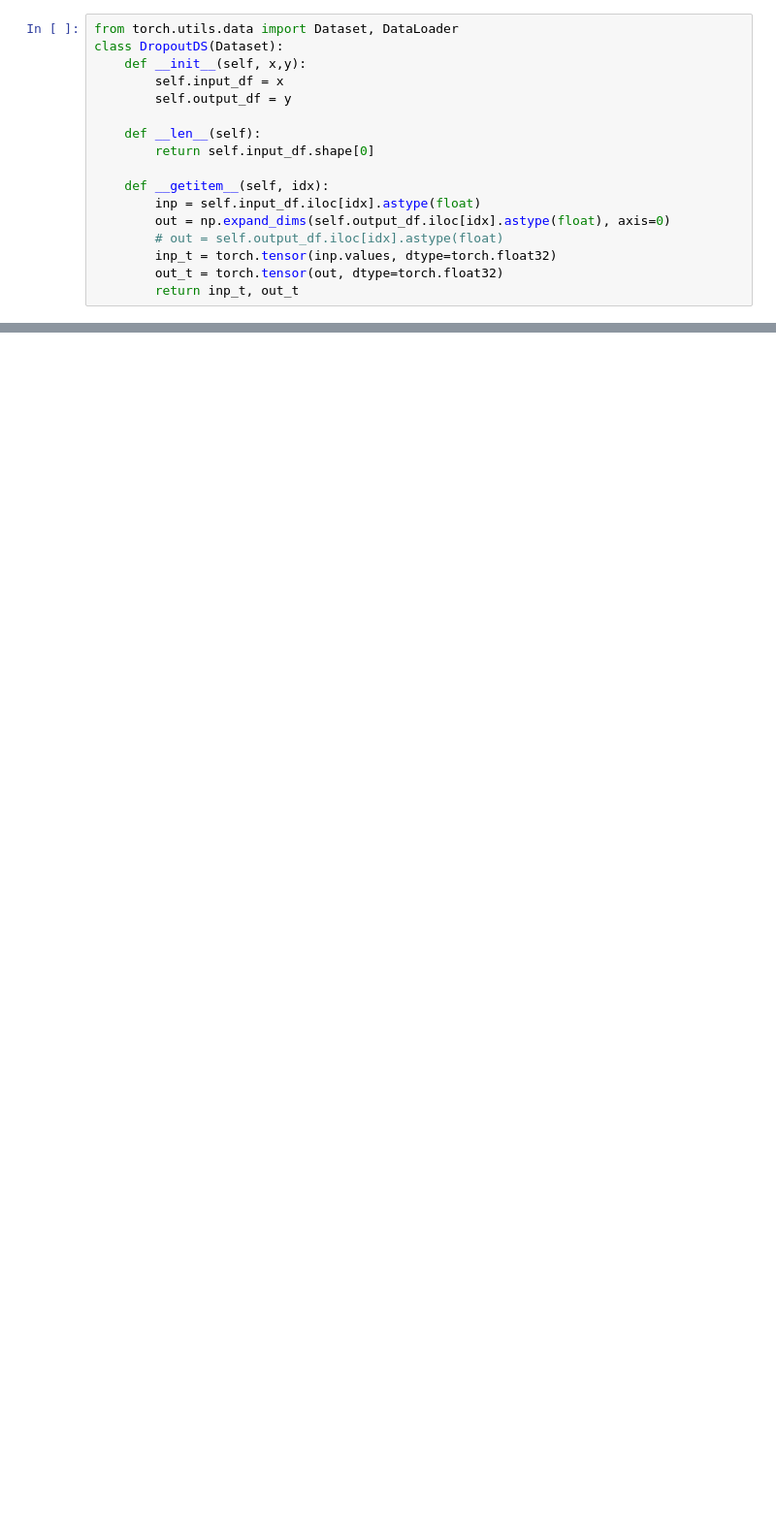
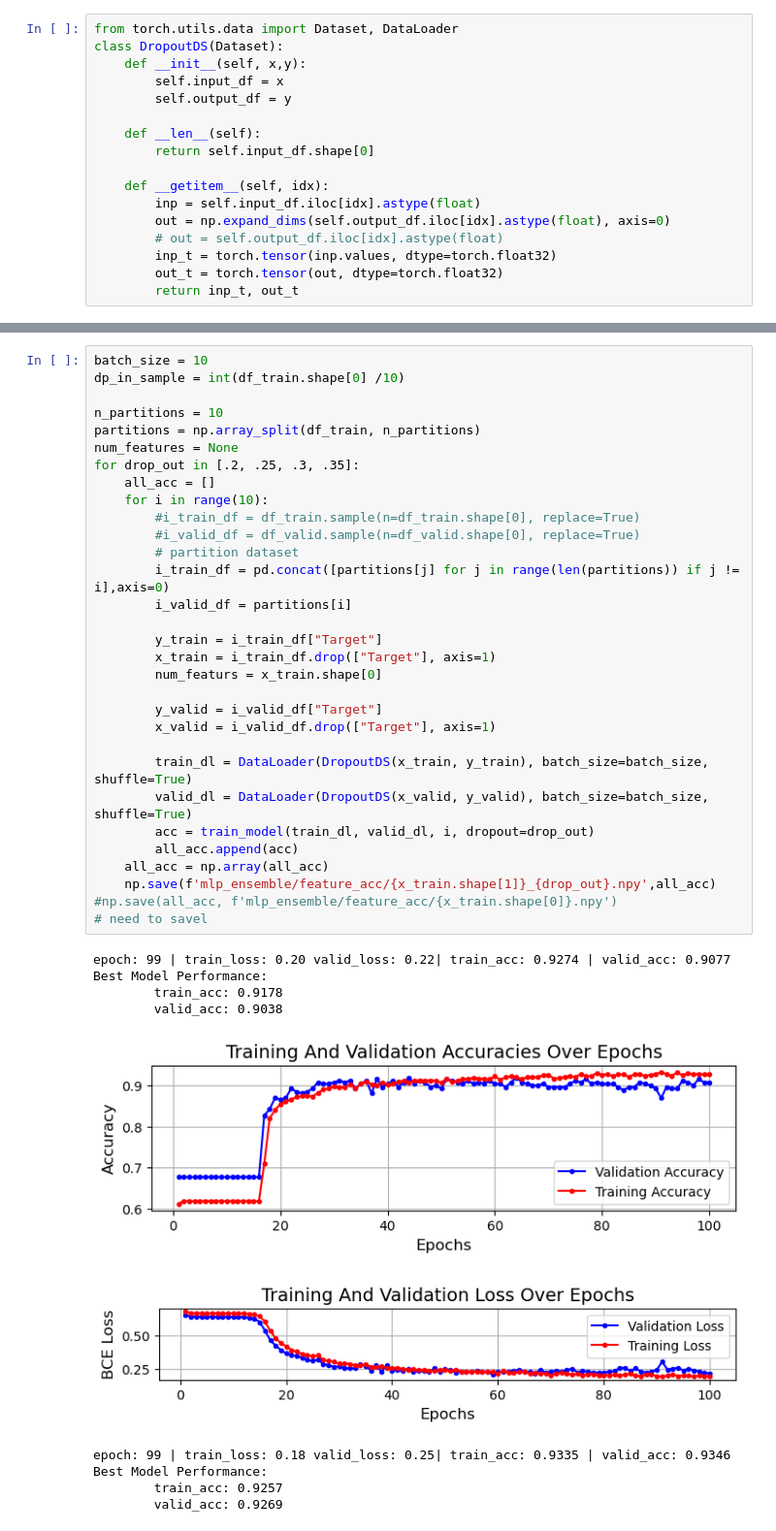
Before and after one commit to Abuynits/cs573_final_proj, a Jupyter notebook: ensemble_mlp.ipynb, the cells around one changed output, grey strips where cells are left out. Shown at 97% size. Cells and saved outputs as stored; diff of their text form; blank space fills up the shorter version.

```diff
--- a/ensemble_mlp.ipynb
+++ b/ensemble_mlp.ipynb
@@ -338,0 +331,42 @@ Ensemble Accuracy: 0.8986
+# %%
+batch_size = 10
+dp_in_sample = int(df_train.shape[0] /10)
+
+n_partitions = 10
+partitions = np.array_split(df_train, n_partitions)
+num_features = None
+for drop_out in [.2, .25, .3, .35]:
+    all_acc = []
+    for i in range(10):
+        #i_train_df = df_train.sample(n=df_train.shape[0], replace=True)
+        #i_valid_df = df_valid.sample(n=df_valid.shape[0], replace=True)
+        # partition dataset
+        i_train_df = pd.concat([partitions[j] for j in range(len(partitions)) if j != i],axis=0)
+        i_valid_df = partitions[i]
+
+        y_train = i_train_df["Target"]
+        x_train = i_train_df.drop(["Target"], axis=1)
+        num_featurs = x_train.shape[0]
+
+        y_valid = i_valid_df["Target"]
+        x_valid = i_valid_df.drop(["Target"], axis=1)
+
+        train_dl = DataLoader(DropoutDS(x_train, y_train), batch_size=batch_size, shuffle=True)
+        valid_dl = DataLoader(DropoutDS(x_valid, y_valid), batch_size=batch_size, shuffle=True)
+        acc = train_model(train_dl, valid_dl, i, dropout=drop_out)
+        all_acc.append(acc)
+    all_acc = np.array(all_acc)
+    np.save(f'mlp_ensemble/feature_acc/{x_train.shape[1]}_{drop_out}.npy',all_acc)
+#np.save(all_acc, f'mlp_ensemble/feature_acc/{x_train.shape[0]}.npy')
+# need to savel
+# %% [output]
+epoch: 99 | train_loss: 0.20 valid_loss: 0.22| train_acc: 0.9274 | valid_acc: 0.9077
+Best Model Performance:
+        train_acc: 0.9178
+        valid_acc: 0.9038
+[figure, added]
+[figure, added]
+epoch: 99 | train_loss: 0.18 valid_loss: 0.25| train_acc: 0.9335 | valid_acc: 0.9346
+Best Model Performance:
+        train_acc: 0.9257
+        valid_acc: 0.9269
```
Also changed, not shown: parts of 10 cells of this notebook, 18 other files.
